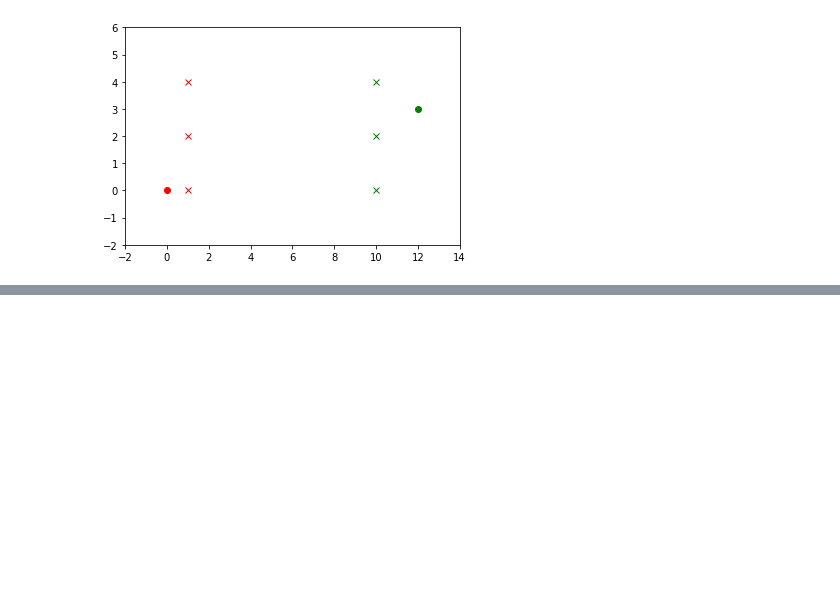
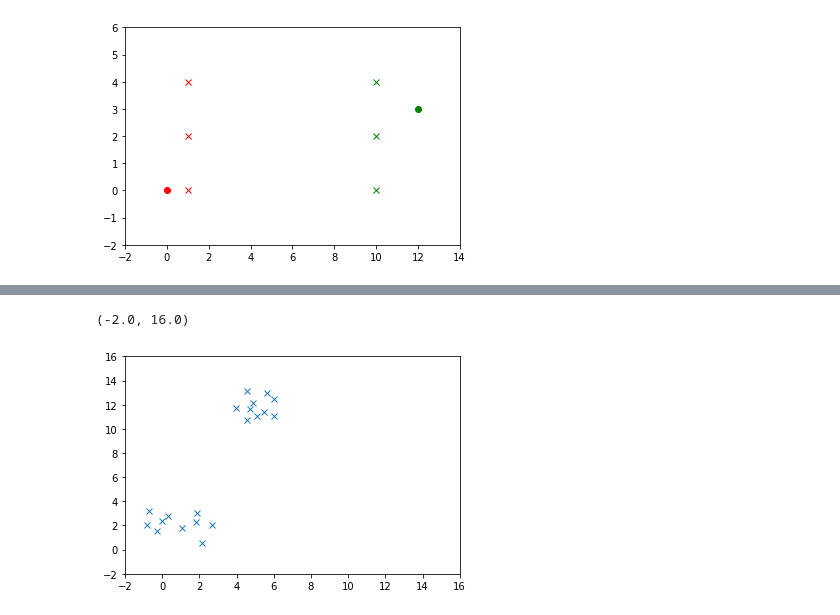
Before and after one commit to collinstechwrite/Machine_Learning, a Jupyter notebook: All_Tasks_Machine_Learning.ipynb, the cells around one changed output, grey strips where cells are left out. Saved outputs shown, nothing was run; the diff lists cells and outputs as text; code cells hidden in the pictures; blank space fills up the shorter version.

```diff
--- a/All_Tasks_Machine_Learning.ipynb
+++ b/All_Tasks_Machine_Learning.ipynb
@@ -535,0 +549,21 @@ plt.ylim([-2,6])
+# %%
+#Two centre points
+c1 = np.array([1.0,2.0])
+c2 = np.array([5.0,12.0])
+
+# Create points randomly around the centre points
+c1x = np.random.normal(c1[0],1.0,10)
+c1y = np.random.normal(c1[1],1.0,10)
+c1p = np.vstack([c1x,c1y]).T
+
+
+
+c2x = np.random.normal(c2[0],1.0,10)
+c2y = np.random.normal(c2[1],1.0,10)
+c2p = np.vstack([c2x,c2y]).T
+
+
+
+myX = np.concatenate([c1p,c2p])
+np.random.shuffle(myX)
+myX
@@ -535,0 +591,9 @@ plt.ylim([-2,6])
+# %%
+# Plot the data set
+plt.plot(myX[:,0],myX[:,1],'x')
+# set reasonable limits
+plt.xlim([-2,16])
+plt.ylim([-2,16])
+# %% [output]
+(-2.0, 16.0)
+[figure, added]
```
Also changed, not shown: parts of 6 cells of this notebook.
